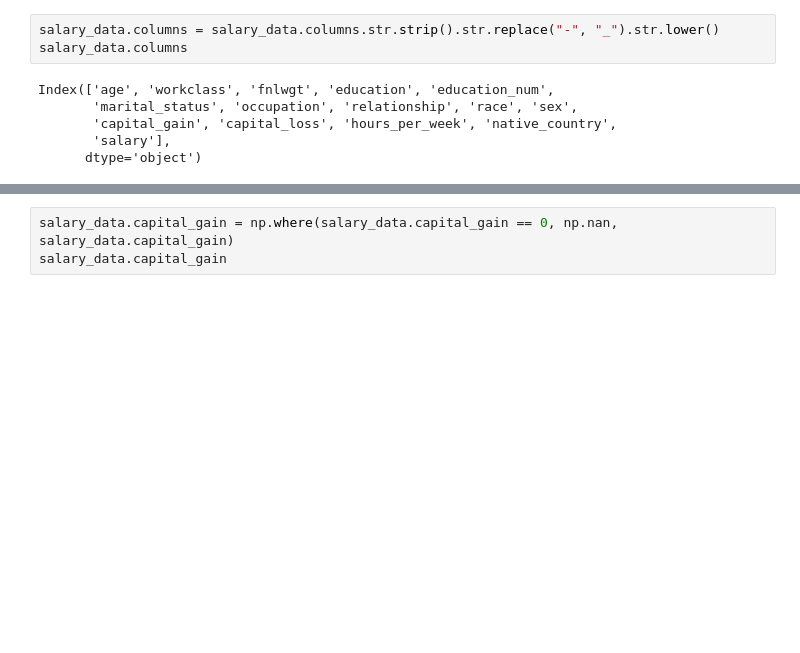
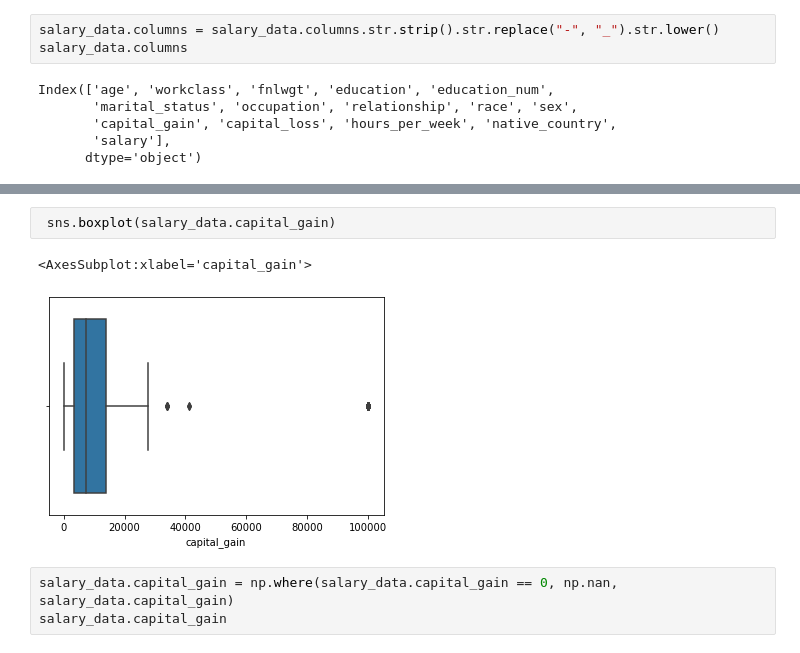
Before and after one commit to ram-polisetti/DataScience, a Jupyter notebook: AdultSalaryPrediction/AdultSalaryPrediction.ipynb, the cells around one changed output, grey strips where cells are left out. Drawn from its saved outputs; the diff is of its cells as text; blank space fills up the shorter version.

```diff
--- a/AdultSalaryPrediction/AdultSalaryPrediction.ipynb
+++ b/AdultSalaryPrediction/AdultSalaryPrediction.ipynb
@@ -62,3 +62,8 @@ salary_data['capital_gain'], sns.displot(salary_data.capital_gain)
+# %%
+ sns.boxplot(salary_data.capital_gain)
+# %% [output]
+<AxesSubplot:xlabel='capital_gain'>
+[figure, added]
 # %%
 salary_data.capital_gain = np.where(salary_data.capital_gain == 0, np.nan, salary_data.capital_gain)
 salary_data.capital_gain
```
Also changed, not shown: parts of 11 cells of this notebook.
